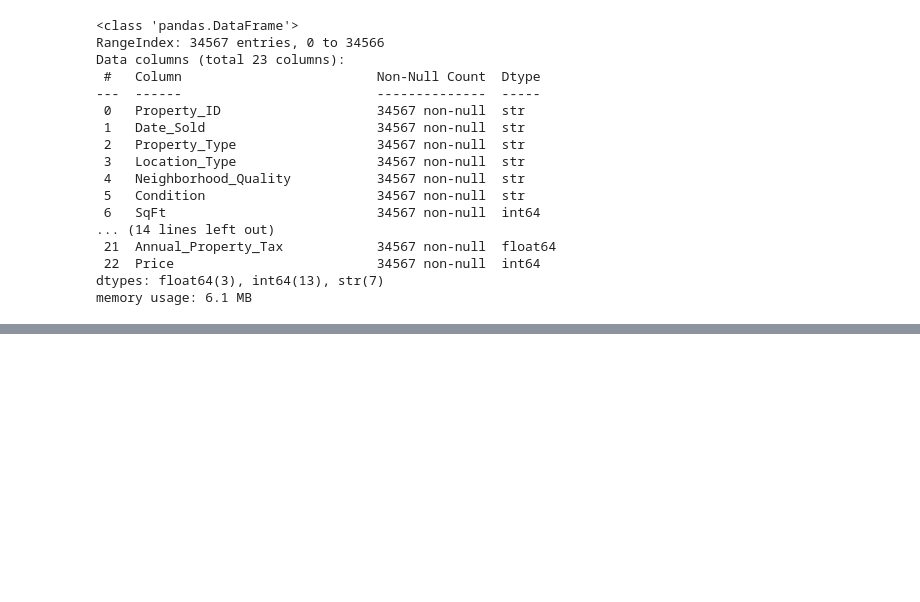
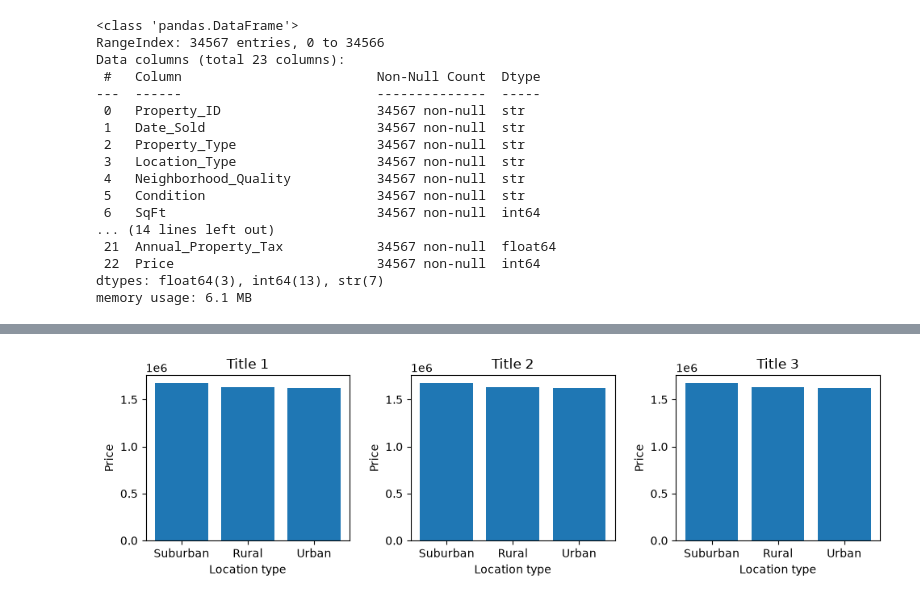
Before and after one commit to rakshitanaik2006/Pythonprogramming, a Jupyter notebook: demo.ipynb, the cells around one changed output, grey strips where cells are left out. Drawn from its saved outputs; the diff is of its cells as text; code cells hidden in the pictures; blank space fills up the shorter version.

```diff
--- a/demo.ipynb
+++ b/demo.ipynb
@@ -939,0 +992,20 @@ sns.scatterplot(x = df['SqFt'],y = df['Price'], hue = df['Bedrooms'])
+# %%
+fig,ax = plt.subplots(1,3,figsize = (10,3))
+ax[0].bar(df['Location_Type'],df['Price'])
+ax[0].set_title('Title 1')
+ax[0].set_xlabel('Location type')
+ax[0].set_ylabel('Price')
+ax[1].bar(df['Location_Type'],df['Price'])
+ax[1].set_title('Title 2')
+ax[1].set_xlabel('Location type')
+ax[1].set_ylabel('Price')
+ax[2].bar(df['Location_Type'],df['Price'])
+ax[2].set_title('Title 3')
+ax[2].set_xlabel('Location type')
+ax[2].set_ylabel('Price')
+
+
+plt.tight_layout()
+plt.show()
+# %% [output]
+[figure, added]
```
Also changed, not shown: parts of 10 cells of this notebook, 1 other file.
